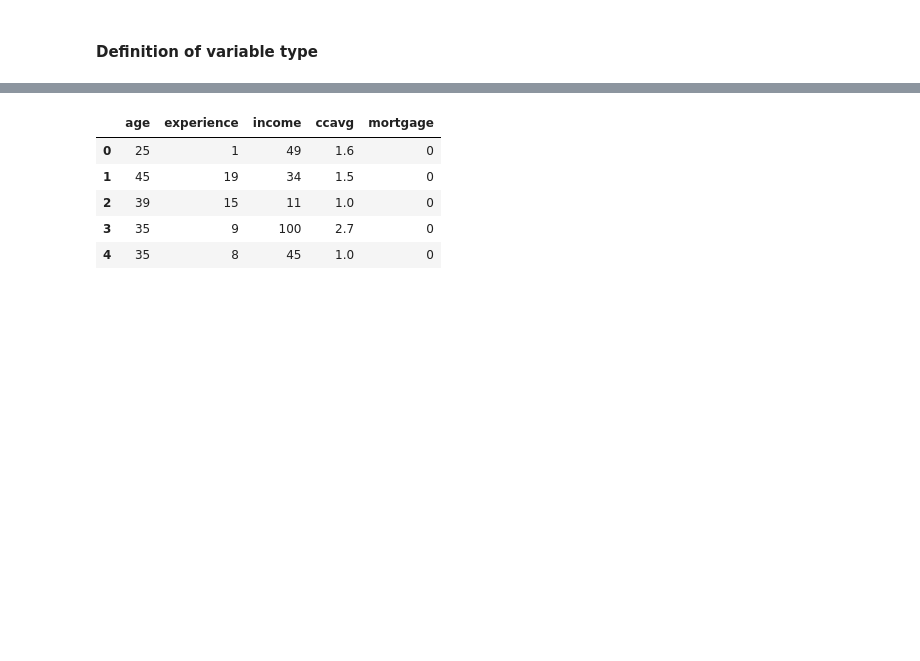
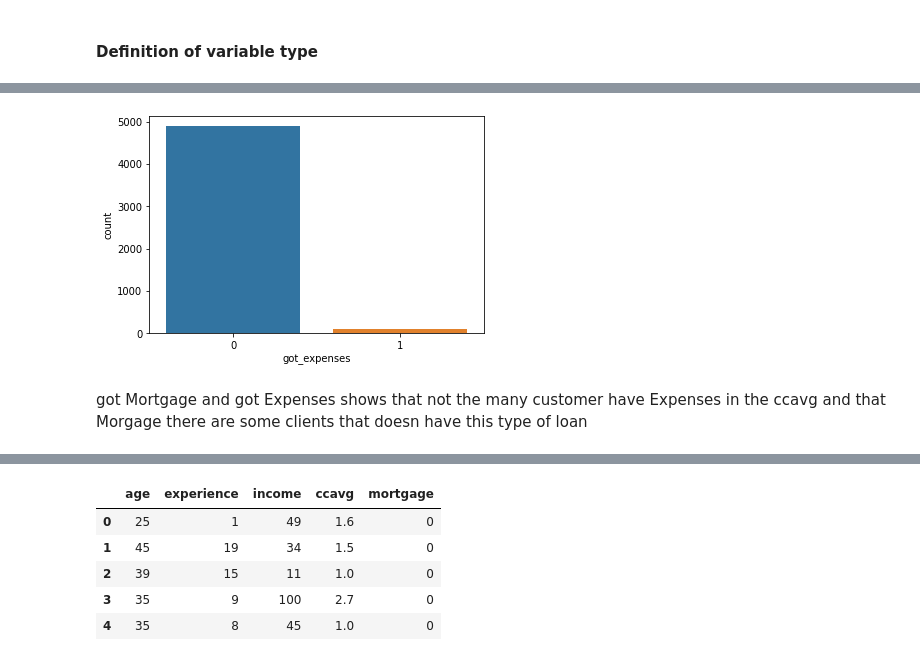
Before and after one commit to rafael-ariascalles/MachineLearningExamples, a Jupyter notebook: Liability_Customer_Buying_Loans.ipynb, the cells around one changed output, grey strips where cells are left out. Drawn from its saved outputs; the diff is of its cells as text; code cells hidden in the pictures; blank space fills up the shorter version.

```diff
--- a/Liability_Customer_Buying_Loans.ipynb
+++ b/Liability_Customer_Buying_Loans.ipynb
@@ -187,3 +200,10 @@ data["got_mortgage"] = np.array(data.mortgage > 0,dtype=np.int)
+# %%
+sns.countplot(x="got_expenses",data=data)
+plt.show()
+# %% [output]
+[figure, added]
+# %% [markdown]
+got Mortgage and got Expenses shows that not the many customer have Expenses in the ccavg and that Morgage there are some clients that doesn have this type of loan
 # %%
 target = "personal_loan"
 # %%
```
Also changed, not shown: parts of 34 cells of this notebook.
